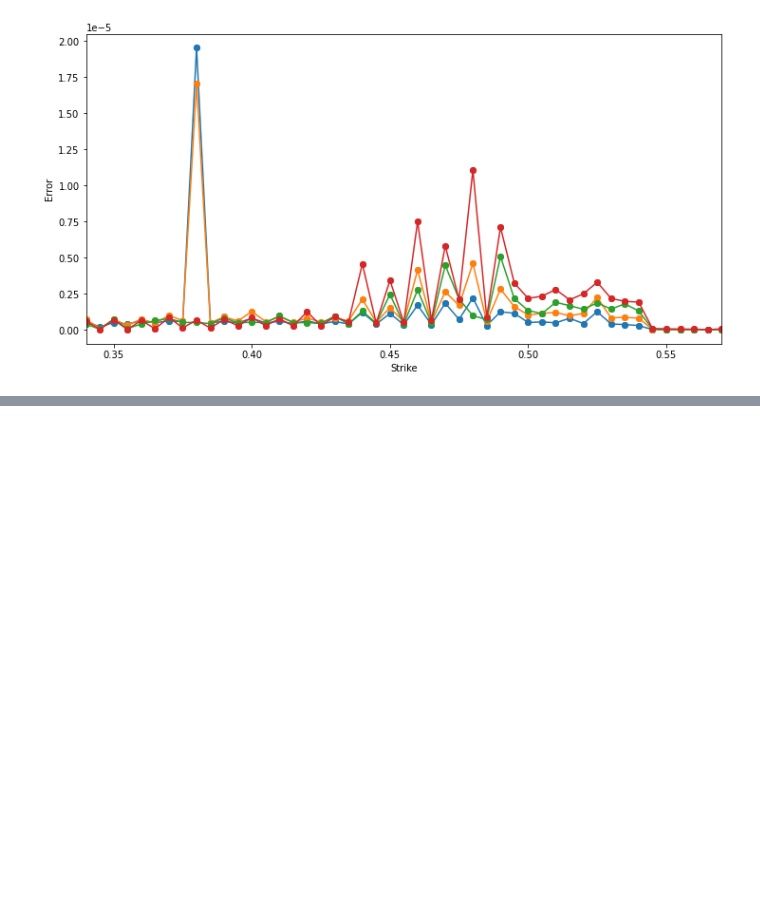
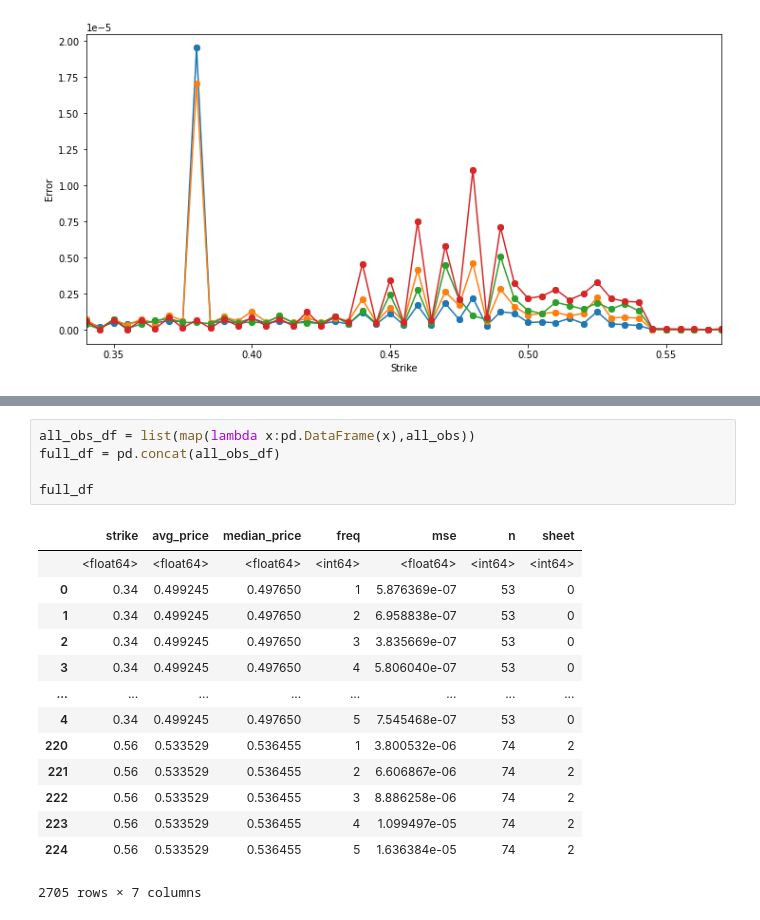
Before and after one commit to JuusoAsd/finaeng1, a Jupyter notebook: assignment_1.ipynb, the cells around one changed output, grey strips where cells are left out. Cells and saved outputs as stored; diff of their text form; blank space fills up the shorter version.

```diff
--- a/assignment_1.ipynb
+++ b/assignment_1.ipynb
@@ -379,3 +361,23 @@ for i in sheet_order:
+# %%
+all_obs_df = list(map(lambda x:pd.DataFrame(x),all_obs))
+full_df = pd.concat(all_obs_df)
+
+full_df
+# %% [output]
+|  | strike | avg_price | median_price | freq | mse | n | sheet |
+|  | <float64> | <float64> | <float64> | <int64> | <float64> | <int64> | <int64> |
+| 0 | 0.34 | 0.499245 | 0.497650 | 1 | 5.876369e-07 | 53 | 0 |
+| 1 | 0.34 | 0.499245 | 0.497650 | 2 | 6.958838e-07 | 53 | 0 |
+| 2 | 0.34 | 0.499245 | 0.497650 | 3 | 3.835669e-07 | 53 | 0 |
+| 3 | 0.34 | 0.499245 | 0.497650 | 4 | 5.806040e-07 | 53 | 0 |
+| ... | ... | ... | ... | ... | ... | ... | ... |
+| 4 | 0.34 | 0.499245 | 0.497650 | 5 | 7.545468e-07 | 53 | 0 |
+| 220 | 0.56 | 0.533529 | 0.536455 | 1 | 3.800532e-06 | 74 | 2 |
+| 221 | 0.56 | 0.533529 | 0.536455 | 2 | 6.606867e-06 | 74 | 2 |
+| 222 | 0.56 | 0.533529 | 0.536455 | 3 | 8.886258e-06 | 74 | 2 |
+| 223 | 0.56 | 0.533529 | 0.536455 | 4 | 1.099497e-05 | 74 | 2 |
+| 224 | 0.56 | 0.533529 | 0.536455 | 5 | 1.636384e-05 | 74 | 2 |
+2705 rows × 7 columns
 # %%
 """sheetwise mse to options strike graphs"""
 
```
Also changed, not shown: parts of 15 cells of this notebook.
